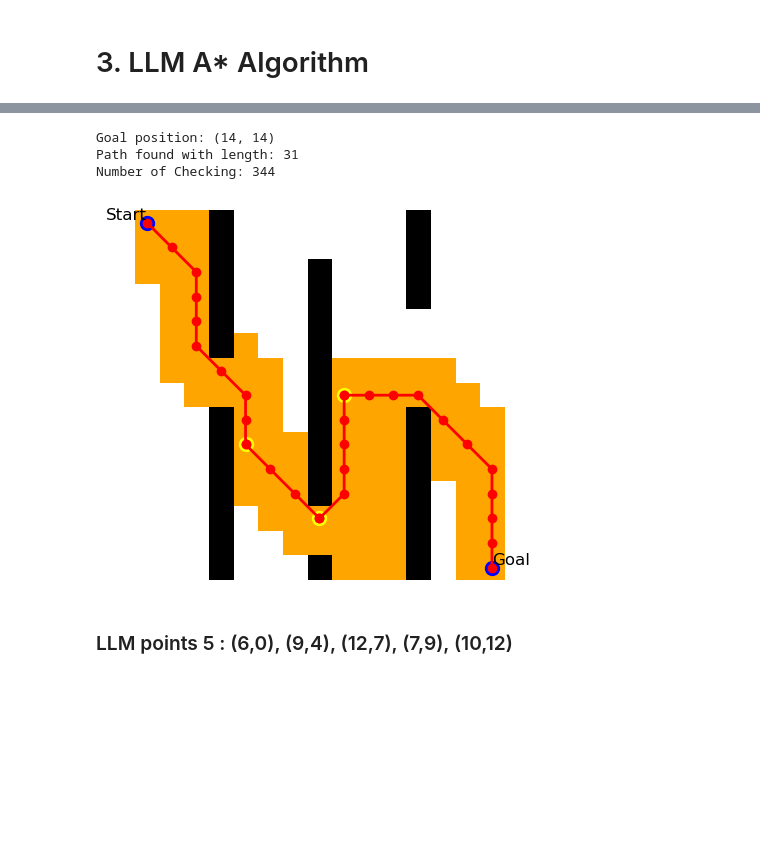
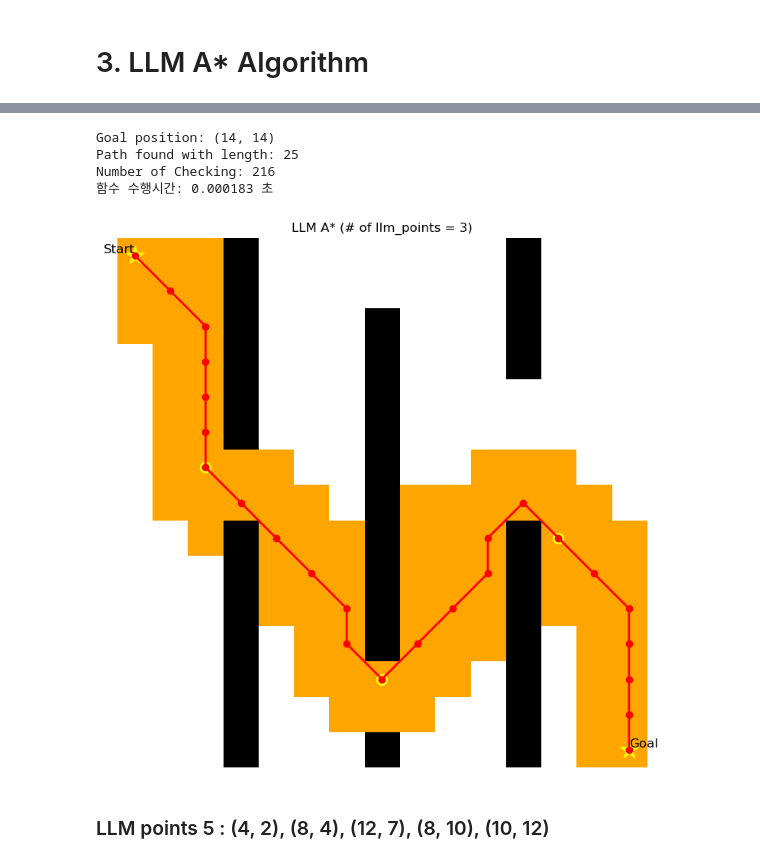
Before and after one commit to wodeyuzhou/LLM_AstarwithGraph, a Jupyter notebook: grid.ipynb, the cells around one changed output, grey strips where cells are left out. Saved outputs shown, nothing was run; the diff lists cells and outputs as text; code cells hidden in the pictures; blank space fills up the shorter version.

```diff
--- a/grid.ipynb
+++ b/grid.ipynb
@@ -50,6 +51,9 @@ grid = np.array([
 ])
 # %%
 size = (15, 15)
+start = [0,0]
+goal = [14,14]
 #grid, goal = make_map(size)
 plt.imshow(grid, cmap='gray')
+plt.scatter([start[1], goal[1]], [start[0], goal[0]], color='yellow', marker='*', s=300)
 plt.show()
@@ -146,0 +137,5 @@ Number of Checking: 736
+# %%
+t = []
+checking = []
+path_length = []
+iteration = 1000
@@ -174,6 +196,8 @@ def llm_astar(grid, start, goal, llm_points):
             f, g, current, p = heapq.heappop(open_set)
             if current == e:
                 path += p
+                if path[-1] in llm_points:
+                    path.pop()
                 break
             if current in closed_set:
                 continue
@@ -198,9 +222,19 @@ def llm_astar(grid, start, goal, llm_points):
 # %%
-llm_points = [(7,8)]
+llm_points = [(12, 7)]
 start = (0, 0)
 goal = (14,14)
-path, count, checking_points = llm_astar(grid, start, goal, llm_points)
+t_sum = 0
 
+for i in range(iteration):
+    t_start = time.time()
+    path, count, checking_points = llm_astar(grid, start, goal, llm_points)
+    t_end = time.time()
+    t_sum += t_end - t_start
+
+t_ = t_sum/iteration
+t.append(t_)
+checking.append(count)
+path_length.append(len(path))
 print("Goal position:", goal)
 if path is not None:
     print("Path found with length:", len(path))
@@ -208,6 +242,7 @@ else:
     print("No path found.")
 
 print("Number of Checking:", count)
+print("함수 수행시간: %f 초" % (t_))
 plot_path(grid, path, start, goal, checking_points, llm_points)
 # %% [output]
 Goal position: (14, 14)
@@ -219,22 +255,34 @@ Number of Checking: 720
 # %%
-llm_points = [(9, 4), (12, 7), (7, 8)]
+llm_points = [(6, 2), (12, 7), (8, 12)]
 start = (0, 0)
 goal = (14,14)
-path, count, checking_points = llm_astar(grid, start, goal, llm_points)
+t_sum = 0
 
+for i in range(iteration):
+    t_start = time.time()
+    path, count, checking_points = llm_astar(grid, start, goal, llm_points)
+    t_end = time.time()
+    t_sum += t_end - t_start
+
+t_ = t_sum/iteration
+t.append(t_)
+checking.append(count)
+path_length.append(len(path))
 print("Goal position:", goal)
 if path is not None:
     print("Path found with length:", len(path))
 else:
     print("No path found.")
 
 print("Number of Checking:", count)
+print("함수 수행시간: %f 초" % (t_))
 plot_path(grid, path, start, goal, checking_points, llm_points)
 # %% [output]
 Goal position: (14, 14)
-Path found with length: 31
-Number of Checking: 344
+Path found with length: 25
+Number of Checking: 216
+함수 수행시간: 0.000183 초
-[figure, old version]
+[figure, new version]
 # %% [markdown]
-### LLM points 5 : (6,0), (9,4), (12,7), (7,9), (10,12)
+### LLM points 5 : (4, 2), (8, 4), (12, 7), (8, 10), (10, 12)
 # %%
```
Also changed, not shown: parts of 15 cells of this notebook, 16 other files.
